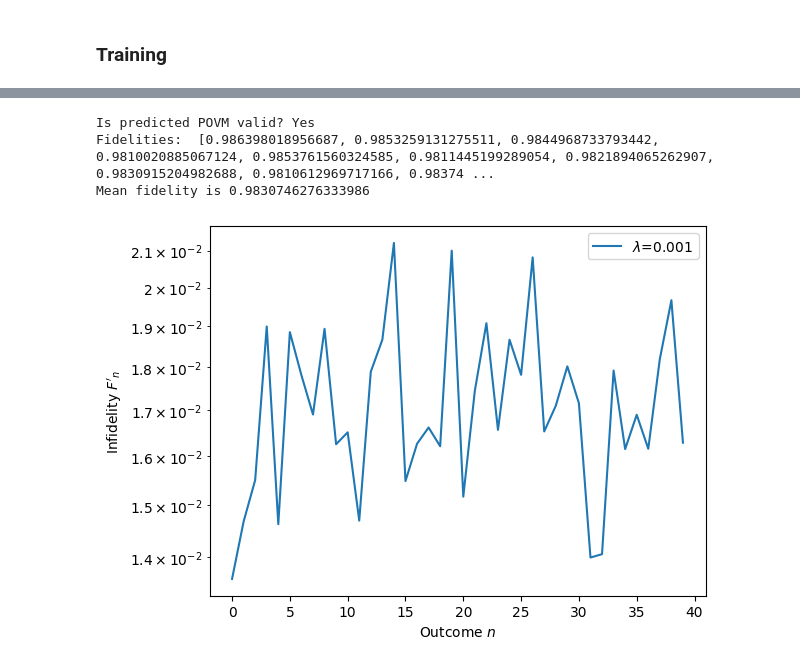
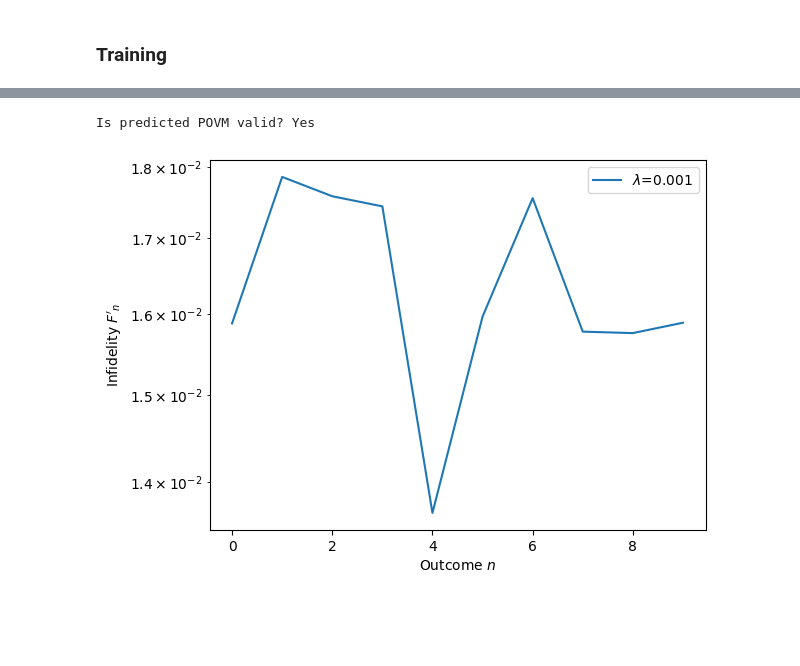
Before and after one commit to amanuelanteneh/gd-qdt, a Jupyter notebook: diag_gd_opt.ipynb, the cells around one changed output, grey strips where cells are left out. Drawn from its saved outputs; the diff is of its cells as text; code cells hidden in the pictures; blank space fills up the shorter version.

```diff
--- a/diag_gd_opt.ipynb
+++ b/diag_gd_opt.ipynb
@@ -16,6 +24,6 @@ from loss import phase_insensitive_povm_loss
 from utils import check_povm_validity
 # %%
 N = 100  # number of POVM outcomes
-M = 100  # Hilbert space dimension
+M = 2000  # Hilbert space dimension
 # %% [markdown]
 ### True POVMs
@@ -44,13 +115,16 @@ Is true POVM valid? Yes
 # %% [markdown]
 ### Probe states
 # %%
-D = 300  # D is number of probes
-max_amp = sqrt(M)/1.5 #sqrt(3.0)   # max coordinate in phase space that will be spanned in one direction is max_amp^2
+D = 200  # D is number of probes
+max_amp = 8. #sqrt(M)/1.5 #sqrt(3.0)   # max coordinate in phase space that will be spanned in one direction is max_amp^2
+max_avg = max_amp**2
 
 print(f"Max average photon number will be {max_amp**2:.4} should be < {M//2}.")
+#print(f"Is probablitiy condition meet?{ ' Yes' if max_avg**(M)*exp(-max_avg)/exp(lgamma(M+1)) < 10**(-5) else ' No' }")
 complex_amps = np.linspace(0, max_amp, D)
 
-probes = vstack([ coherent_ket(alpha, M) for alpha in complex_amps ])
-probes = probes.abs() ** 2  # we only need the probabilities not the probabilities amplitudes see Eq. 10 in https://doi.org/10.1088/2058-9565/ad8511
+# probes = vstack([ coherent_ket(alpha, M) for alpha in complex_amps ])
+#probes = probes.abs() ** 2  # we only need the probabilities not the probabilities amplitudes see Eq. 10 in https://doi.org/10.1088/2058-9565/ad8511
+probes = tensor(np.array([ poisson.pmf(k=list(range(M)), mu=alpha**2) for alpha in complex_amps ]))
 print(f"Shape of probes is: {tuple(probes.shape)} should be (D={D}, M={M}).")
 # %% [output]
@@ -206,7 +276,7 @@ def optimize_phase_insensitive_povm(targets, probes, lam=0.1):
 
     # Problem
     prob = cp.Problem(objective, constraints)
-    prob.solve(solver=cp.SCS, verbose=False)
+    prob.solve(solver=cp.MOSEK, verbose=False)  # use MOSEK solver as in arXiv:2306.12622v1 or splitting conic solver (SCS)
 
     return Pi.value, prob.value
 # %%
@@ -225,15 +296,13 @@ print("Fidelities: ", Fs)
 print(f"Mean fidelity is {sum(Fs)/len(Fs)}")
 # %% [output]
 Is predicted POVM valid? Yes
-Fidelities:  [0.986398018956687, 0.9853259131275511, 0.9844968733793442, 0.9810020885067124, 0.9853761560324585, 0.9811445199289054, 0.9821894065262907, 0.9830915204982688, 0.9810612969717166, 0.98374 ...
-Mean fidelity is 0.9830746276333986
 # %%
-trunc_n = 40
+trunc_n = min(30, Pi.shape[1])
 plt.plot(list(range(trunc_n)), [1-F for F in Fs[:trunc_n]], label=rf"$\lambda$={lam}")  # get infidelities
 
 plt.legend()
 plt.yscale("log")
 plt.ylabel(r"Infidelity $F'_n$")
 plt.xlabel(r"Outcome $n$");
 # %% [output]
-[figure, old version]
+[figure, new version]
```
Also changed, not shown: parts of 12 cells of this notebook, 1 other file.
